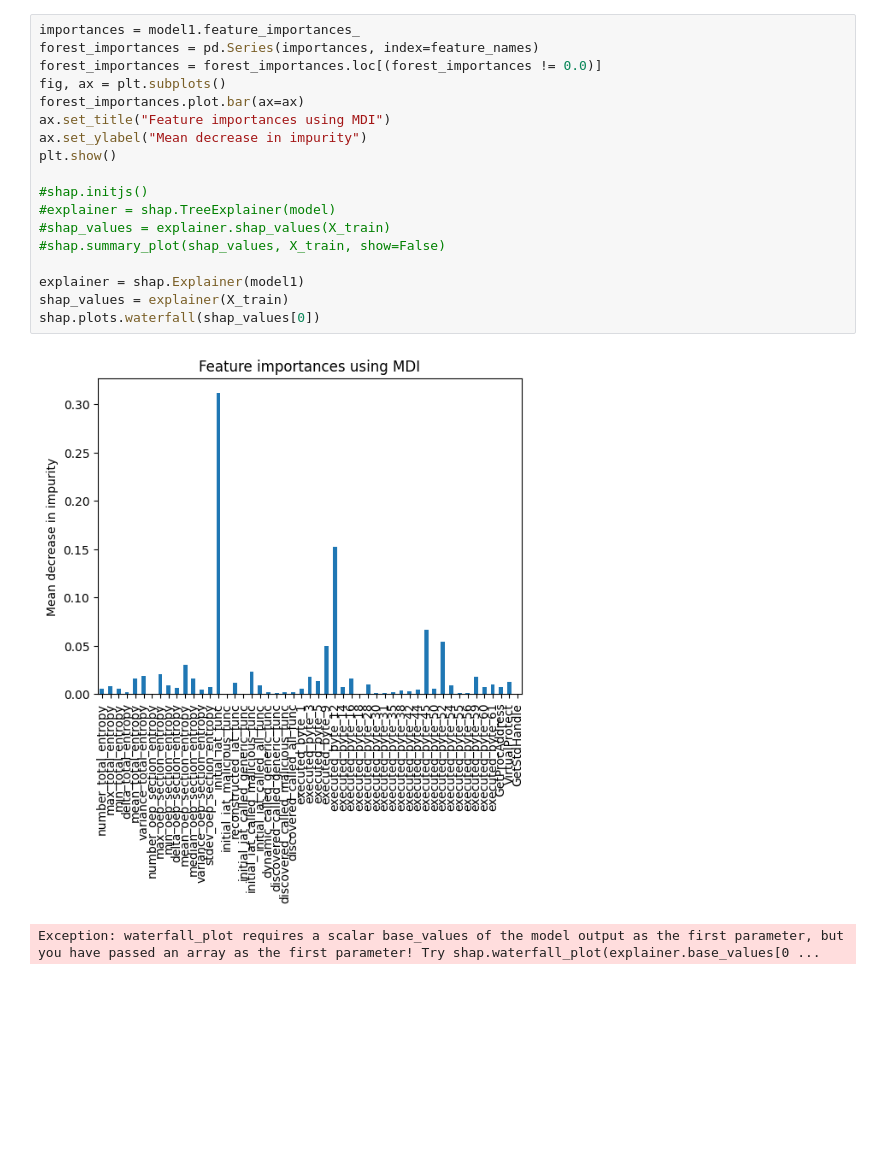
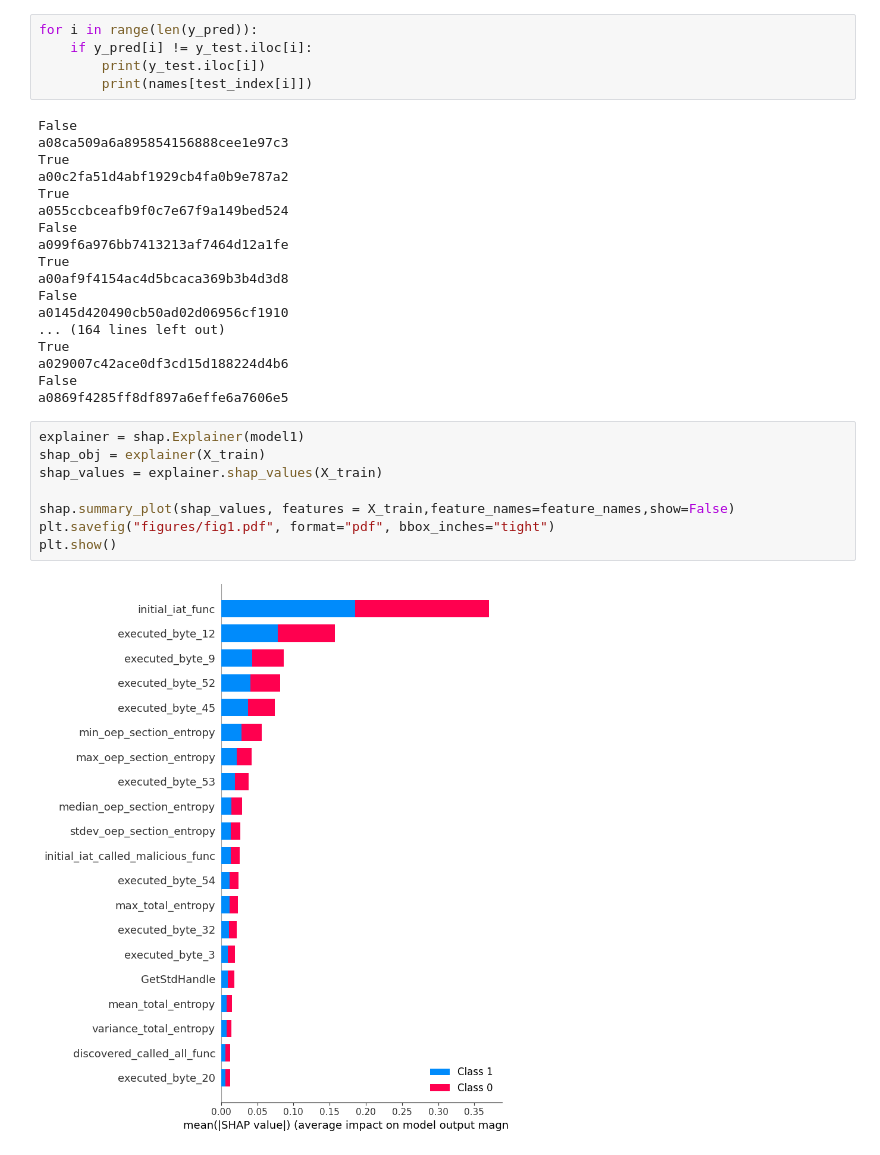
Before and after one commit to dimitriwauters/PANDI, a Jupyter notebook: ML_shadow.ipynb, the cells around one changed output. Drawn from its saved outputs; the diff is of its cells as text; blank space fills up the shorter version.

```diff
--- a/ML_shadow.ipynb
+++ b/ML_shadow.ipynb
@@ -41,24 +64,36 @@ The best parameters are {'criterion': 'gini', 'max_depth': 12, 'min_samples_leaf
+# %%
+for i in range(len(y_pred)):
+    if y_pred[i] != y_test.iloc[i]:
+        print(y_test.iloc[i])
+        print(names[test_index[i]])
+# %% [output]
+False
+a08ca509a6a895854156888cee1e97c3
+True
+a00c2fa51d4abf1929cb4fa0b9e787a2
+True
+a055ccbceafb9f0c7e67f9a149bed524
+False
+a099f6a976bb7413213af7464d12a1fe
+True
+a00af9f4154ac4d5bcaca369b3b4d3d8
+False
+a0145d420490cb50ad02d06956cf1910
+... (164 lines left out)
+True
+a029007c42ace0df3cd15d188224d4b6
+False
+a0869f4285ff8df897a6effe6a7606e5
 # %%
-importances = model1.feature_importances_
-forest_importances = pd.Series(importances, index=feature_names)
-forest_importances = forest_importances.loc[(forest_importances != 0.0)]
-fig, ax = plt.subplots()
-forest_importances.plot.bar(ax=ax)
-ax.set_title("Feature importances using MDI")
-ax.set_ylabel("Mean decrease in impurity")
+explainer = shap.Explainer(model1)
+shap_obj = explainer(X_train)
+shap_values = explainer.shap_values(X_train)
+
+shap.summary_plot(shap_values, features = X_train,feature_names=feature_names,show=False)
+plt.savefig("figures/fig1.pdf", format="pdf", bbox_inches="tight")
 plt.show()
-
-#shap.initjs()
-#explainer = shap.TreeExplainer(model)
-#shap_values = explainer.shap_values(X_train)
-#shap.summary_plot(shap_values, X_train, show=False)
-
-explainer = shap.Explainer(model1)
-shap_values = explainer(X_train)
-shap.plots.waterfall(shap_values[0])
 # %% [output]
-[figure, old version]
+[figure, new version]
-Exception: waterfall_plot requires a scalar base_values of the model output as the first parameter, but you have passed an array as the first parameter! Try shap.waterfall_plot(explainer.base_values[0 ...
 # %%
 param_grid =  {"criterion": ["gini","entropy"],"min_samples_leaf":[2,3,4,5,6,7,8,9,10,11,12],"max_depth":[1,2,3,4,5,6,7,8,9,10,11,12],"n_estimators" : [i for i in range(10,40)]}
 rf = RandomForestClassifier(random_state = 0)
```
Also changed, not shown: parts of 23 cells of this notebook, 8 other files.
